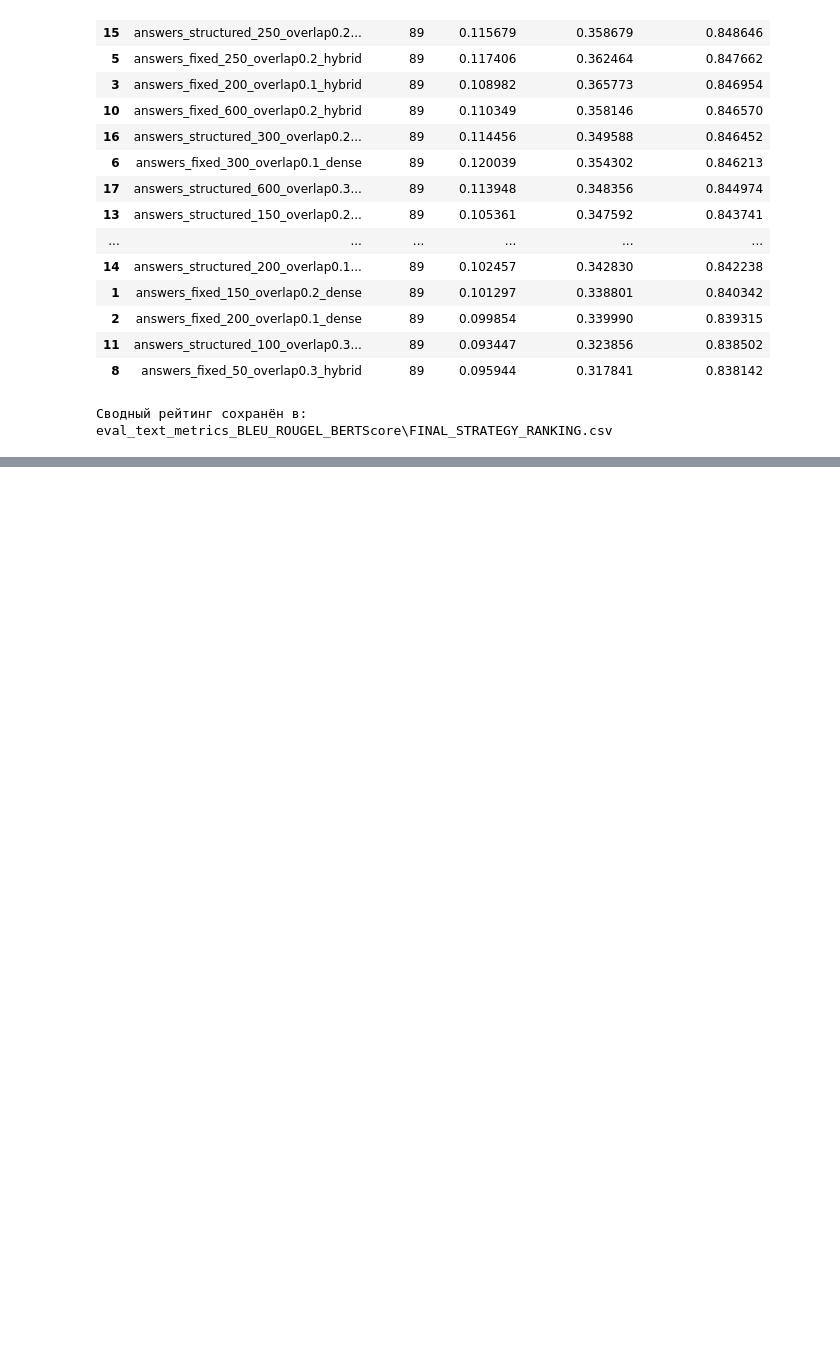
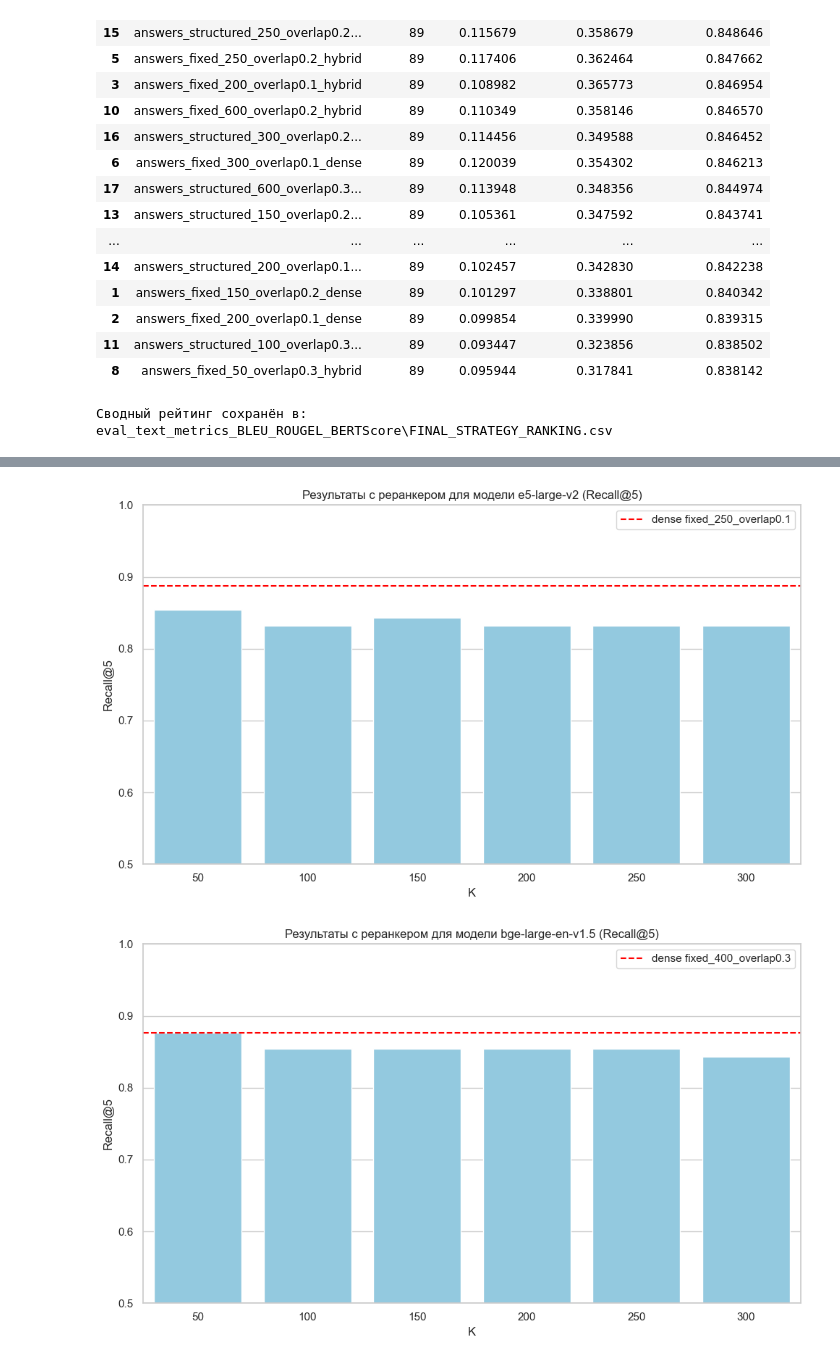
Before and after one commit to vsevolod-anlst/vkr, a Jupyter notebook: in_notebooks/01_parse_and_chunk.ipynb, the cells around one changed output, grey strips where cells are left out. Cells and saved outputs as stored; diff of their text form; code cells hidden in the pictures; blank space fills up the shorter version.

```diff
--- a/in_notebooks/01_parse_and_chunk.ipynb
+++ b/in_notebooks/01_parse_and_chunk.ipynb
@@ -3177,0 +3291,68 @@ print("Сводный комбинированный рейтинг сохран
+# %%
+import json
+import os
+import re
+import matplotlib.pyplot as plt
+import seaborn as sns
+import pandas as pd
+
+folders = {
+    "e5-large-v2": "metrics/metrics_dense_vs_cross_enc/metrics_cross_bge_reranker",
+    "bge-large-en-v1.5": "metrics_bge_large_en_v_poltora/metrics_dense_vs_cross_enc/metrics_cross_bge_reranker"
+}
+
+sns.set(style="whitegrid")
+
+for model, folder in folders.items():
+    data = []
+    dense_score = None
+
+    for fname in os.listdir(folder):
+        if fname.endswith(".json"):
+
+            # извлекаем число K из имени файла
+            match = re.search(r"_k(\d+)", fname)
+            if match:
+                k_val = int(match.group(1))
+            else:
+                k_val = 300  # если явно top300
+
+            with open(os.path.join(folder, fname), "r") as f:
+                metrics = json.load(f)
+
+            # --- dense берём один раз ---
+            if dense_score is None:
+                d = metrics["dense"]
+                dense_score = d["Recall@5"]
+
+            # --- score реранкера ---
+            r = metrics["reranker"]
+            reranker_score = r["Recall@5"]
+
+            data.append({"K": k_val, "Score": reranker_score})
+
+    df = pd.DataFrame(data).sort_values("K")
+
+    plt.figure(figsize=(10,6))
+    sns.barplot(data=df, x="K", y="Score", color="skyblue")
+
+    plt.title(f"Результаты с реранкером для модели {model} (Recall@5)")
+    plt.ylabel("Recall@5")
+
+    # 🔥 шкала Y начинается с 0.5
+    plt.ylim(0.5, 1.0)
+
+    # линия для базового dense
+    if model == "e5-large-v2":
+        plt.axhline(y=dense_score, color="red", linestyle="--",
+                    label="dense fixed_250_overlap0.1")
+    elif model == "bge-large-en-v1.5":
+        plt.axhline(y=dense_score, color="red", linestyle="--",
+                    label="dense fixed_400_overlap0.3")
+
+    plt.legend()
+    plt.tight_layout()
+    plt.show()
+# %% [output]
+[figure, added]
+[figure, added]
```
Also changed, not shown: parts of 33 cells of this notebook, 2 other files.
